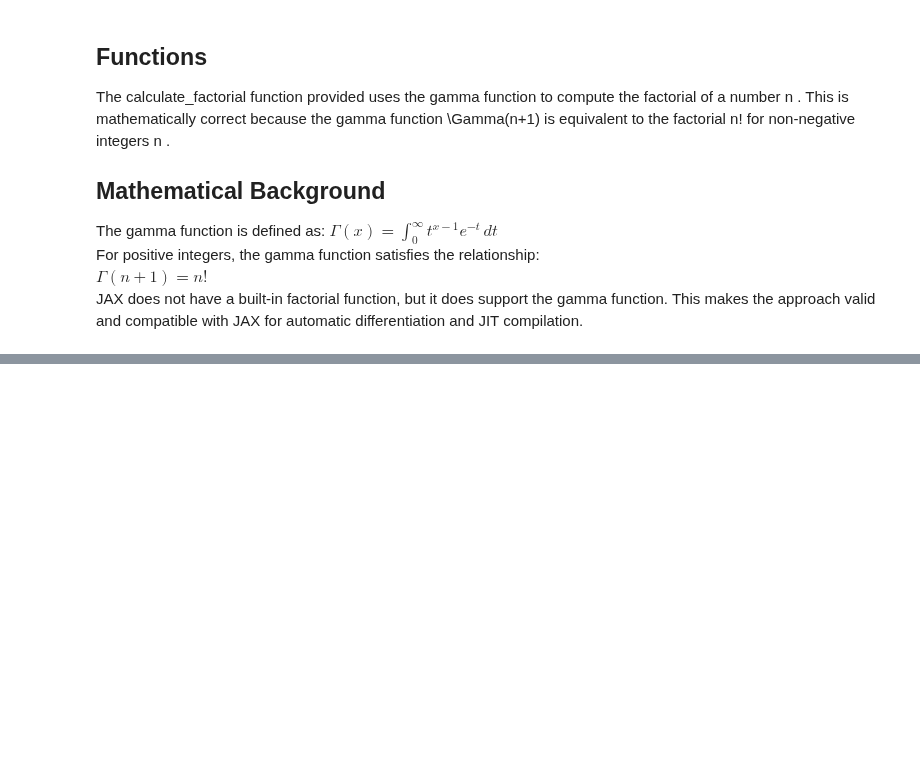
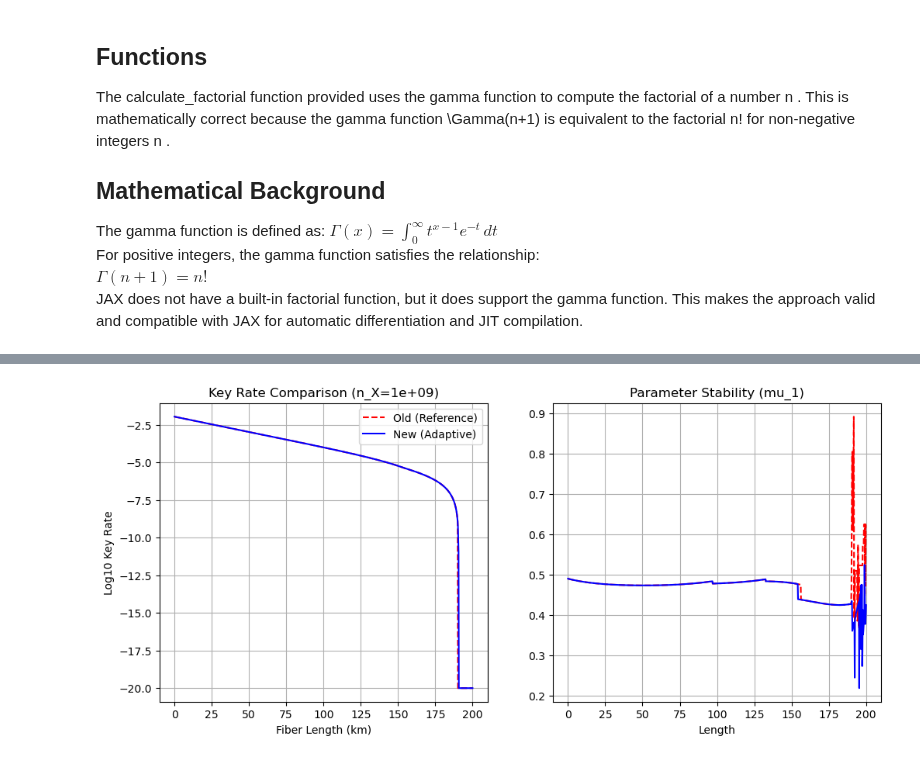
Before and after one commit to alanspace/QKD_KeyRate_Parameter_Optimization, a Jupyter notebook: Optimization/BB84_Parameters_2014_Optimization_Jax_updated.ipynb, the cells around one changed output, grey strips where cells are left out. Drawn from its saved outputs; the diff is of its cells as text; code cells hidden in the pictures; blank space fills up the shorter version.

```diff
--- a/Optimization/BB84_Parameters_2014_Optimization_Jax_updated.ipynb
+++ b/Optimization/BB84_Parameters_2014_Optimization_Jax_updated.ipynb
@@ -751,0 +660,94 @@ No data found for n_X = 10000000000
+# %%
+import json
+import numpy as np
+import matplotlib.pyplot as plt
+
+# Paths (Adjust if necessary)
+old_file = "generated_dataset/qkd_optimization_results_20250427_162829.json"
+new_file = "qkd_optimization_results_20260120_034228.json"
+
+def load_data(filepath):
+    with open(filepath, 'r') as f:
+        data = json.load(f)
+    # Organize by n_X -> L -> entry
+    organized = {}
+    for entry in data:
+        nX = int(entry['n_X'])
+        if nX not in organized: organized[nX] = []
+        organized[nX].append(entry)
+    # Sort by Length
+    for nX in organized:
+        organized[nX].sort(key=lambda x: x['fiber_length'])
+    return organized
+
+def calc_roughness(entries, param_name):
+    """Calculates sum of absolute changes (Total Variation)"""
+    vals = [e['optimized_parameters'][param_name] for e in entries]
+    return np.sum(np.abs(np.diff(vals)))
+
+# Load
+try:
+    data_old = load_data(old_file)
+    data_new = load_data(new_file)
+    print("✅ Successfully loaded both datasets.")
+except FileNotFoundError as e:
+    print(f"❌ Error: {e}")
+    # Stop if files missing
+    data_old = {}
+    data_new = {}
+
+# Compare Key Rates & Smoothness
+print(f"\n{'n_X':<10} | {'Avg Rate Improv':<20} | {'Smoothness (Old)':<20} | {'Smoothness (New)':<20} | {'Verdict'}")
+print("-" * 100)
+
+for n_X in sorted(data_new.keys()):
+    if n_X not in data_old: continue
+
+    entries_old = data_old[n_X]
+    entries_new = data_new[n_X]
+
+    # Key Rate comparison (interpolate to match L)
+    L_old = [e['fiber_length'] for e in entries_old]
+    R_old = [e['key_rate'] for e in entries_old]
+    L_new = [e['fiber_length'] for e in entries_new]
+    R_new = [e['key_rate'] for e in entries_new]
+
+    # Interp old rates to new L grid for fair comparison
+    R_old_interp = np.interp(L_new, L_old, R_old)
+
+    # Avg Rate Difference
+    diff = np.mean(np.array(R_new) - R_old_interp)
+
+    # Roughness (using mu_1 as proxy for stability)
+    rough_old = calc_roughness(entries_old, 'mu_1')
+    rough_new = calc_roughness(entries_new, 'mu_1')
+
+    verdict = "NEW IS BETTER 🏆" if (diff >= -1e-5 and rough_new < rough_old) else "Mixed / Regression"
+
+    print(f"{n_X:<10.0e} | {diff:+.2e}           | {rough_old:<20.4f} | {rough_new:<20.4f} | {verdict}")
+
+# Plot Overlay for max n_X
+target_nX = 1e9
+if target_nX in data_new and target_nX in data_old:
+    plt.figure(figsize=(12, 5))
+
+    # Key Rate
+    plt.subplot(1, 2, 1)
+    plt.plot([e['fiber_length'] for e in data_old[target_nX]], [np.log10(e['key_rate']+1e-20) for e in data_old[target_nX]], 'r--', label='Old (Reference)')
+    plt.plot([e['fiber_length'] for e in data_new[target_nX]], [np.log10(e['key_rate']+1e-20) for e in data_new[target_nX]], 'b-', label='New (Adaptive)')
+    plt.xlabel('Fiber Length (km)')
+    plt.ylabel('Log10 Key Rate')
+    plt.title(f'Key Rate Comparison (n_X={target_nX:.0e})')
+    plt.legend()
+    plt.grid(True)
+
+    # Parameter mu_1
+    plt.subplot(1, 2, 2)
+    plt.plot([e['fiber_length'] for e in data_old[target_nX]], [e['optimized_parameters']['mu_1'] for e in data_old[target_nX]], 'r--', label='Old mu_1')
+    plt.plot([e['fiber_length'] for e in data_new[target_nX]], [e['optimized_parameters']['mu_1'] for e in data_new[target_nX]], 'b-', label='New mu_1')
+    plt.title('Parameter Stability (mu_1)')
+    plt.xlabel('Length')
+    plt.grid(True)
+
+    plt.show()
+# %% [output]
@@ -752,3 +759,4 @@ No data found for n_X = 10000000000
+[figure, added]
 # %%
 import json
 import numpy as np
```
Also changed, not shown: parts of 19 cells of this notebook, 29 other files.
